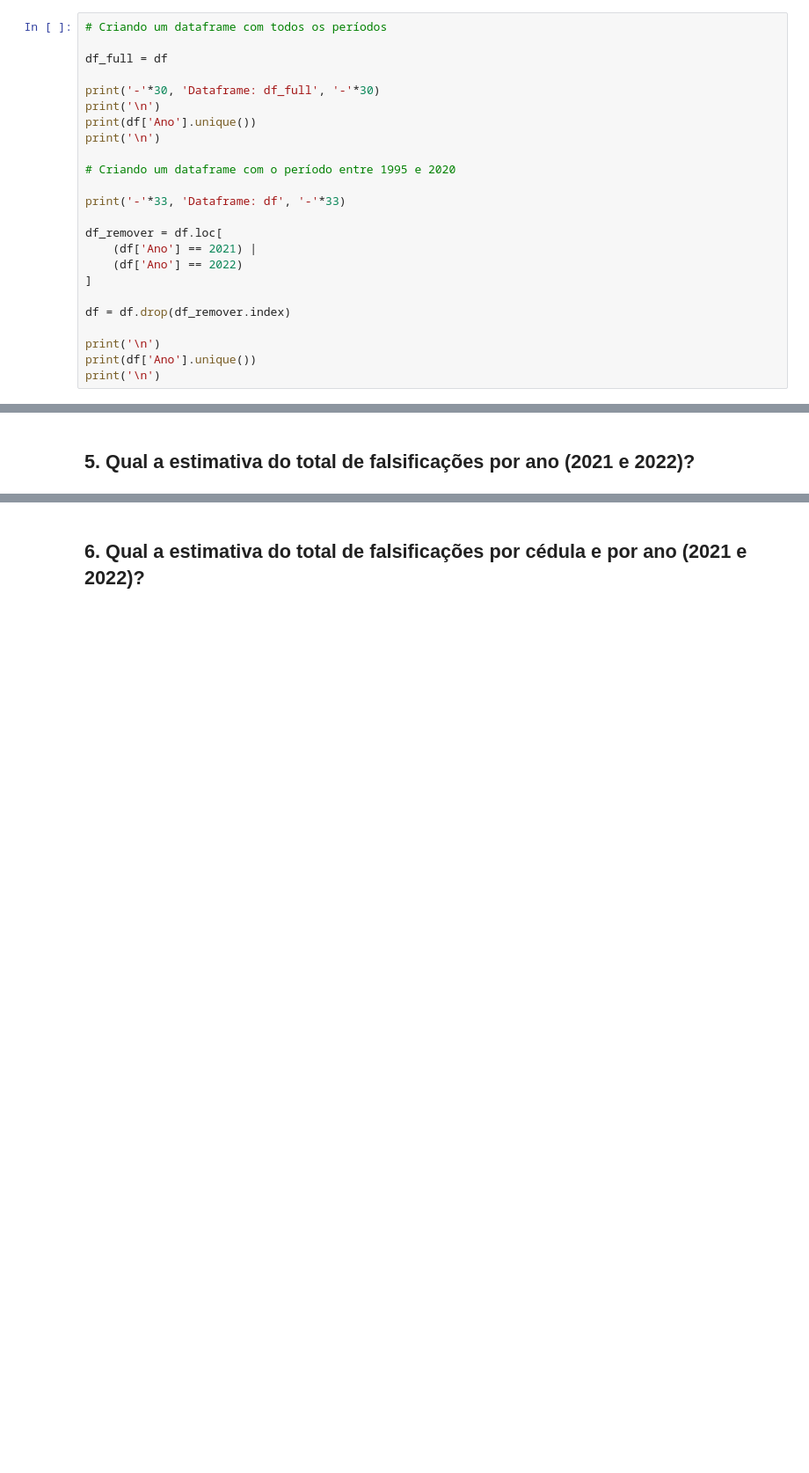
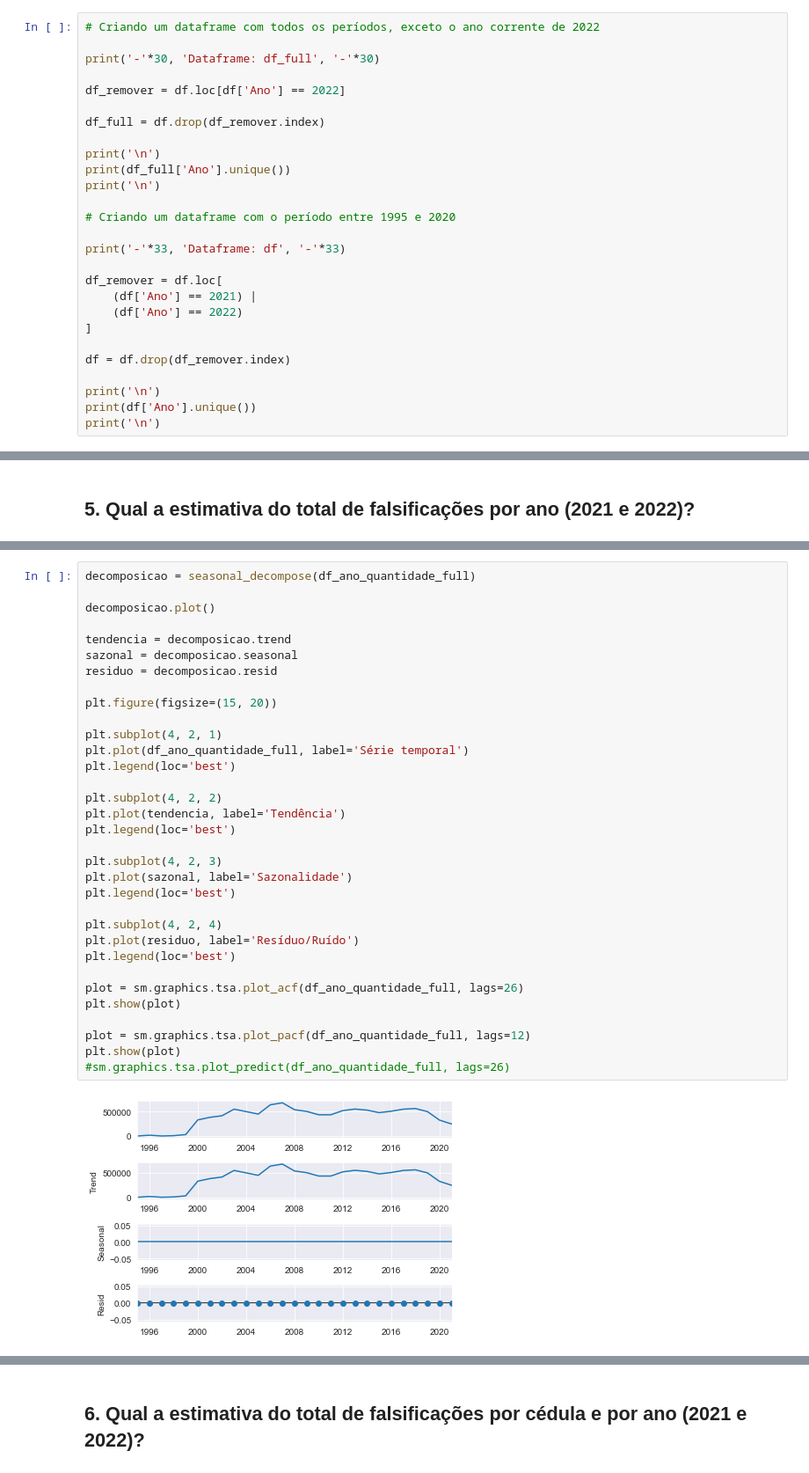
Before and after one commit to emso-exe/Falsificacao_de_cedulas_banco_central_do_brasil, a Jupyter notebook: analise_de_dados.ipynb, the cells around one changed output, grey strips where cells are left out. Shown: that part at 88% size. Drawn from its saved outputs; the diff is of its cells as text; blank space fills up the shorter version.

```diff
--- a/analise_de_dados.ipynb
+++ b/analise_de_dados.ipynb
@@ -148,13 +151,16 @@ dtype: int64
 # %% [markdown]
 ## Selecionando o período entre 1995 e 2020
 # %%
-# Criando um dataframe com todos os períodos
-
-df_full = df
+# Criando um dataframe com todos os períodos, exceto o ano corrente de 2022
 
 print('-'*30, 'Dataframe: df_full', '-'*30)
+
+df_remover = df.loc[df['Ano'] == 2022]
+
+df_full = df.drop(df_remover.index)
+
 print('\n')
-print(df['Ano'].unique())
+print(df_full['Ano'].unique())
 print('\n')
 
 # Criando um dataframe com o período entre 1995 e 2020
@@ -436,0 +429,35 @@ array([304959.58245357])
+# %%
+decomposicao = seasonal_decompose(df_ano_quantidade_full)
+
+decomposicao.plot()
+
+tendencia = decomposicao.trend
+sazonal = decomposicao.seasonal
+residuo = decomposicao.resid
+
+plt.figure(figsize=(15, 20))
+
+plt.subplot(4, 2, 1)
+plt.plot(df_ano_quantidade_full, label='Série temporal')
+plt.legend(loc='best')
+
+plt.subplot(4, 2, 2)
+plt.plot(tendencia, label='Tendência')
+plt.legend(loc='best')
+
+plt.subplot(4, 2, 3)
+plt.plot(sazonal, label='Sazonalidade')
+plt.legend(loc='best')
+
+plt.subplot(4, 2, 4)
+plt.plot(residuo, label='Resíduo/Ruído')
+plt.legend(loc='best')
+
+plot = sm.graphics.tsa.plot_acf(df_ano_quantidade_full, lags=26)
+plt.show(plot)
+
+plot = sm.graphics.tsa.plot_pacf(df_ano_quantidade_full, lags=12)
+plt.show(plot)
+#sm.graphics.tsa.plot_predict(df_ano_quantidade_full, lags=26)
+# %% [output]
+[figure, added]
```
Also changed, not shown: parts of 11 cells of this notebook.
